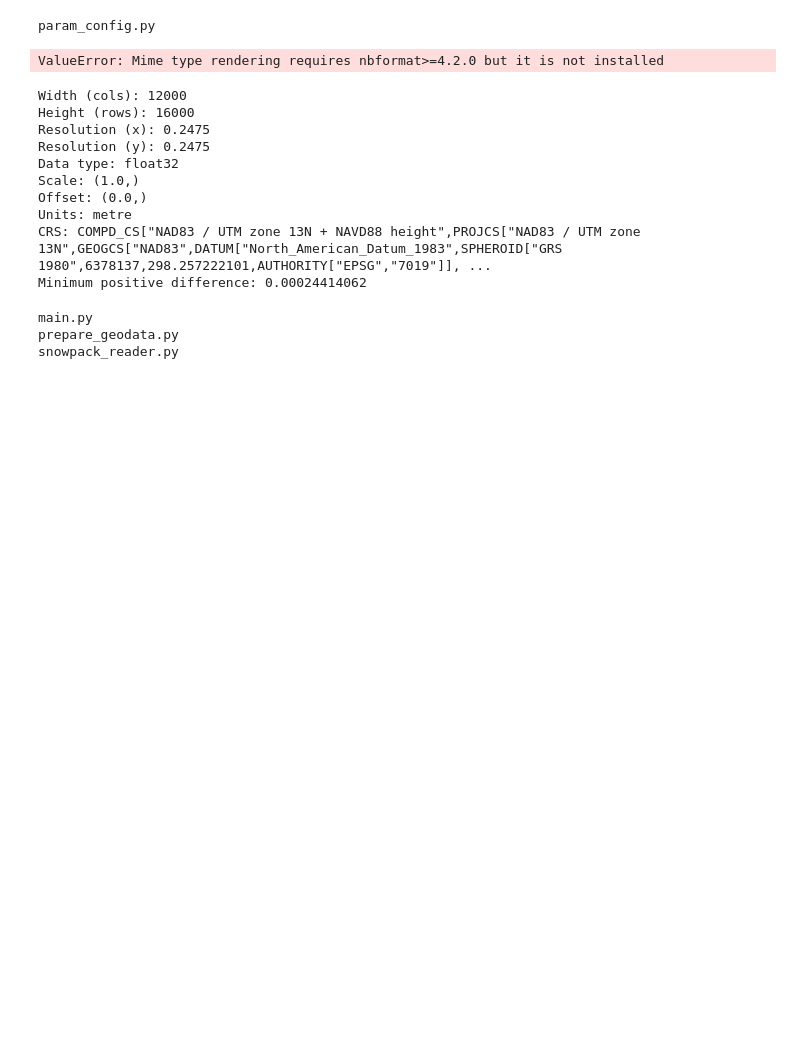
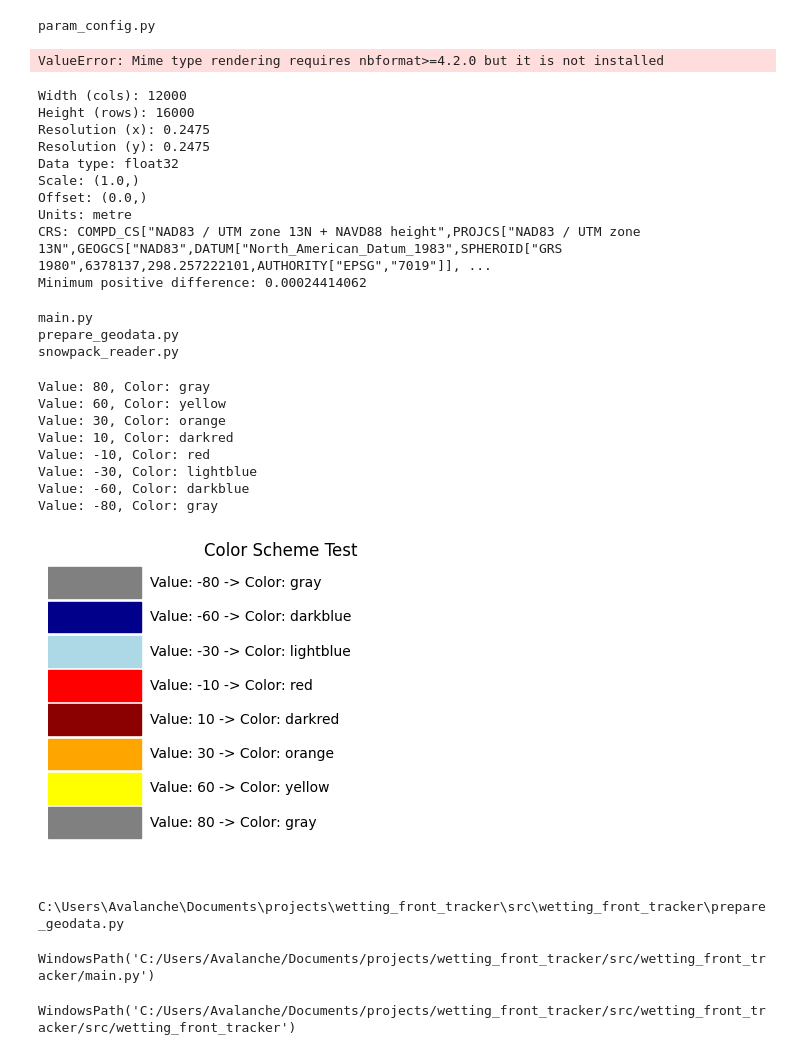
Before and after one commit to ronimos/wet_snow_tracker, a Jupyter notebook: src/wetting_front_tracker/temp.ipynb, the cells around one changed output. Saved outputs shown, nothing was run; the diff lists cells and outputs as text; code cells hidden in the pictures; blank space fills up the shorter version.

```diff
--- a/src/wetting_front_tracker/temp.ipynb
+++ b/src/wetting_front_tracker/temp.ipynb
@@ -391,3 +391,74 @@ for fl in Path(".").glob("*.py"):
 main.py
 prepare_geodata.py
 snowpack_reader.py
+# %%
+import matplotlib.pyplot as plt
+
+def get_color(value):
+    """
+    Assigns a color based on the input value using a custom diverging color scheme.
+    """
+    if 48 <= value <= 72:
+        return 'yellow'
+    elif 24 <= value < 48:
+        return 'orange'
+    elif 0 <= value < 24:
+        return 'darkred'
+    elif -24 <= value < 0:
+        return 'red'
+    elif -48 <= value < -24:
+        return 'lightblue'
+    elif -72 <= value < -48:
+        return 'darkblue'
+    else:
+        return 'gray'
+
+# --- Example Usage ---
+
+# Values to test
+values = [80, 60, 30, 10, -10, -30, -60, -80]
+
+# Get the corresponding colors
+colors = [get_color(v) for v in values]
+
+# Print the results
+for value, color in zip(values, colors):
+    print(f"Value: {value}, Color: {color}")
+
+# --- Optional: Visualizing the colors ---
+fig, ax = plt.subplots(figsize=(6, 4))
+for i, (value, color) in enumerate(zip(values, colors)):
+    ax.add_patch(plt.Rectangle((0, i), 1, 0.9, color=color))
+    ax.text(1.1, i + 0.45, f"Value: {value} -> Color: {color}", va='center')
+
+ax.set_xlim(0, 5)
+ax.set_ylim(-1, len(values))
+ax.set_title("Color Scheme Test")
+ax.axis('off') # Hide the axes
+plt.show()
+# %% [output]
+Value: 80, Color: gray
+Value: 60, Color: yellow
+Value: 30, Color: orange
+Value: 10, Color: darkred
+Value: -10, Color: red
+Value: -30, Color: lightblue
+Value: -60, Color: darkblue
+Value: -80, Color: gray
+[figure, added]
+# %%
+from pathlib import Path
+PATH_DIR = Path(".").resolve()
+for f in PATH_DIR.glob("*.py"):
+    if "requests" in f.read_text(encoding="utf-8"):
+        print(f)
+# %% [output]
+C:\Users\Avalanche\Documents\projects\wetting_front_tracker\src\wetting_front_tracker\prepare_geodata.py
+# %%
+Path(".").resolve().glob("*").__next__()
+# %% [output]
+WindowsPath('C:/Users/Avalanche/Documents/projects/wetting_front_tracker/src/wetting_front_tracker/main.py')
+# %%
+PATH_DIR
+# %% [output]
+WindowsPath('C:/Users/Avalanche/Documents/projects/wetting_front_tracker/src/wetting_front_tracker/src/wetting_front_tracker')
```
Also changed, not shown: 5 other files.
